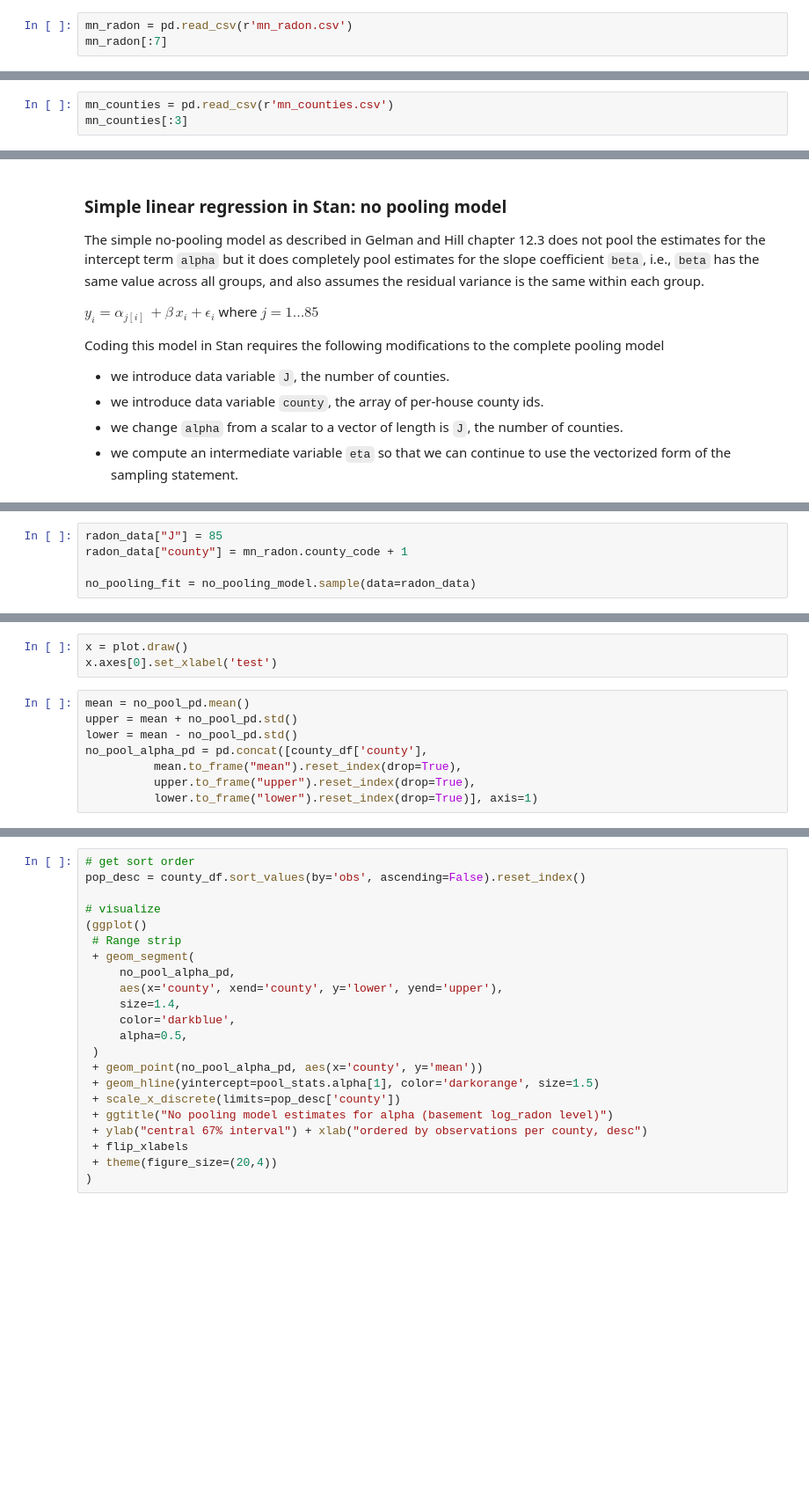
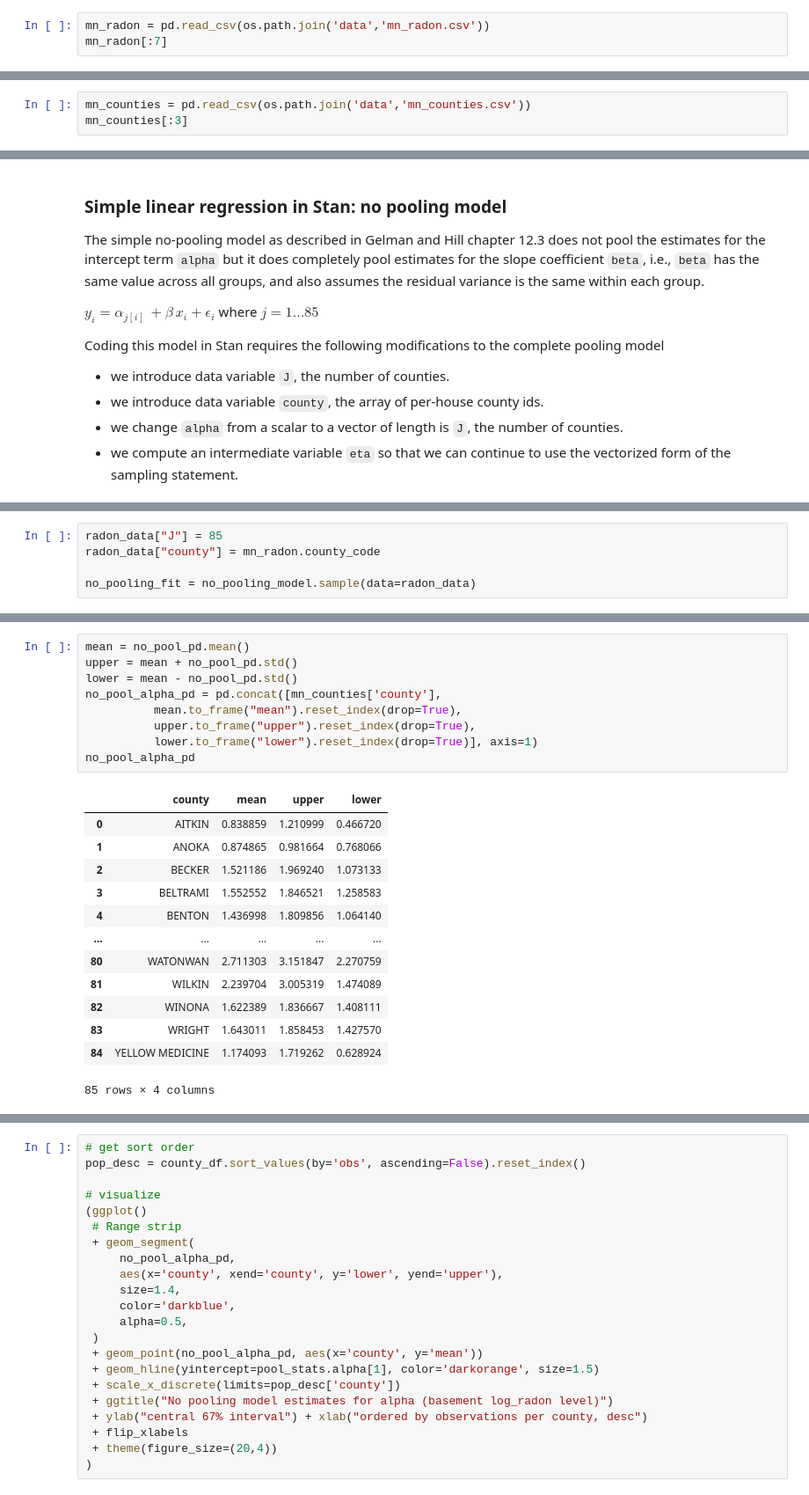
Before and after one commit to stan-dev/example-models, a Jupyter notebook: jupyter/radon/radon.ipynb, the cells around one changed output, grey strips where cells are left out. Shown at 88% size. Drawn from its saved outputs; the diff is of its cells as text; blank space fills up the shorter version.

```diff
--- a/jupyter/radon/radon.ipynb
+++ b/jupyter/radon/radon.ipynb
@@ -110,3 +110,3 @@ The results are in two files
 # %%
-mn_radon = pd.read_csv(r'mn_radon.csv')
+mn_radon = pd.read_csv(os.path.join('data','mn_radon.csv'))
 mn_radon[:7]
@@ -113,3 +122,3 @@ mn_radon[:7]
 # %%
-mn_counties = pd.read_csv(r'mn_counties.csv')
+mn_counties = pd.read_csv(os.path.join('data','mn_counties.csv'))
 mn_counties[:3]
@@ -419,5 +540,5 @@ print(no_pooling_model.code())
 # %%
 radon_data["J"] = 85
-radon_data["county"] = mn_radon.county_code + 1
+radon_data["county"] = mn_radon.county_code
 
 no_pooling_fit = no_pooling_model.sample(data=radon_data)
@@ -427,14 +568,26 @@ no_pooling_fit.summary().round(2)
-# %%
-x = plot.draw()
-x.axes[0].set_xlabel('test')
 # %%
 mean = no_pool_pd.mean()
 upper = mean + no_pool_pd.std()
 lower = mean - no_pool_pd.std()
-no_pool_alpha_pd = pd.concat([county_df['county'],
+no_pool_alpha_pd = pd.concat([mn_counties['county'],
           mean.to_frame("mean").reset_index(drop=True),
           upper.to_frame("upper").reset_index(drop=True),
           lower.to_frame("lower").reset_index(drop=True)], axis=1)
+no_pool_alpha_pd
+# %% [output]
+|  | county | mean | upper | lower |
+| 0 | AITKIN | 0.838859 | 1.210999 | 0.466720 |
+| 1 | ANOKA | 0.874865 | 0.981664 | 0.768066 |
+| 2 | BECKER | 1.521186 | 1.969240 | 1.073133 |
+| 3 | BELTRAMI | 1.552552 | 1.846521 | 1.258583 |
+| 4 | BENTON | 1.436998 | 1.809856 | 1.064140 |
+| ... | ... | ... | ... | ... |
+| 80 | WATONWAN | 2.711303 | 3.151847 | 2.270759 |
+| 81 | WILKIN | 2.239704 | 3.005319 | 1.474089 |
+| 82 | WINONA | 1.622389 | 1.836667 | 1.408111 |
+| 83 | WRIGHT | 1.643011 | 1.858453 | 1.427570 |
+| 84 | YELLOW MEDICINE | 1.174093 | 1.719262 | 0.628924 |
+85 rows × 4 columns
 # %%
 # plot alpha plus/minus 1 sd to show rel between amount of data and uncertainty
 no_pool_alpha = []
```
Also changed, not shown: parts of 27 cells of this notebook, 1 other file.
